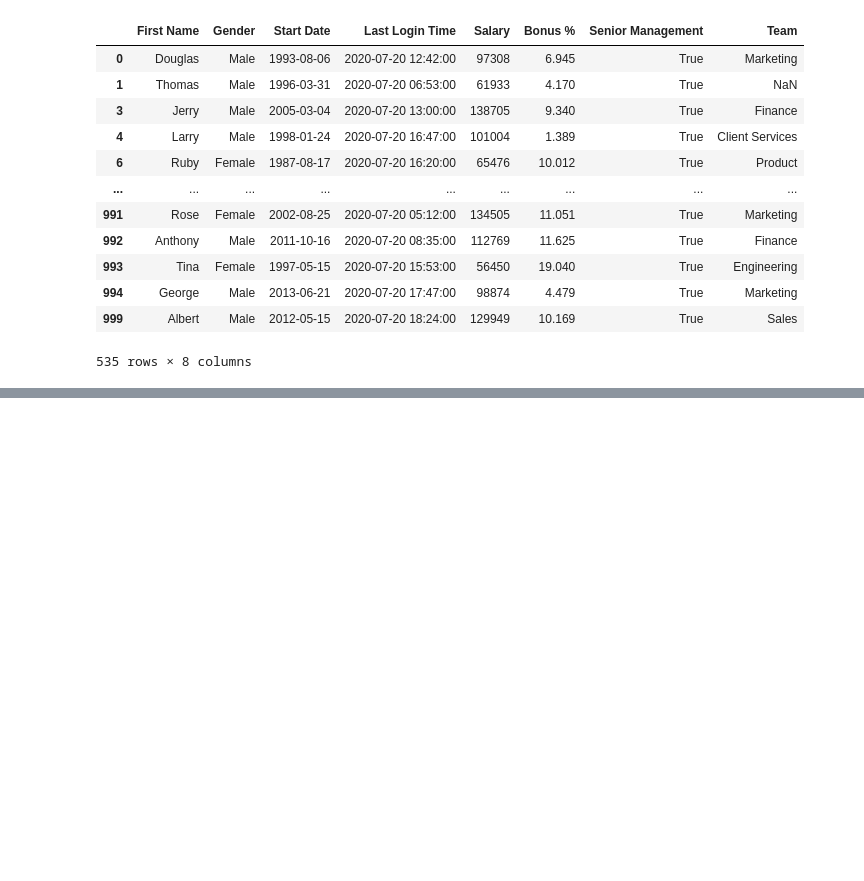
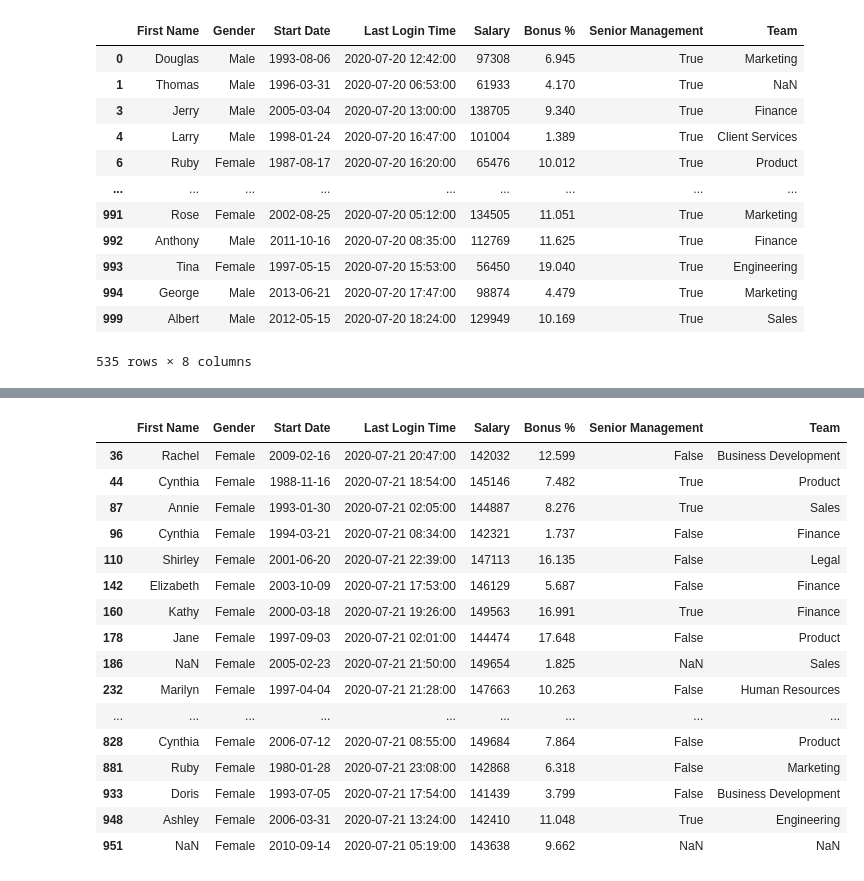
Before and after one commit to brandontip/DataAnalysis, a Jupyter notebook: DataFrames 2.ipynb, the cells around one changed output, grey strips where cells are left out. Drawn from its saved outputs; the diff is of its cells as text; code cells hidden in the pictures; blank space fills up the shorter version.

```diff
--- a/DataFrames 2.ipynb
+++ b/DataFrames 2.ipynb
@@ -93 +89,25 @@ employees[employees["Salary"] > 140000]
 80 rows × 8 columns
+# %%
+mask1 = employees["Salary"] > 140000
+mask2 = employees["Gender"] == "Female"
+employees[mask1 & mask2]
+# employees[mask1 | mask2]
+# parenthesis for avoiding ambiguity: (mask1 & mask2) | mask3, etc.
+# %% [output]
+|  | First Name | Gender | Start Date | Last Login Time | Salary | Bonus % | Senior Management | Team |
+| 36 | Rachel | Female | 2009-02-16 | 2020-07-21 20:47:00 | 142032 | 12.599 | False | Business Development |
+| 44 | Cynthia | Female | 1988-11-16 | 2020-07-21 18:54:00 | 145146 | 7.482 | True | Product |
+| 87 | Annie | Female | 1993-01-30 | 2020-07-21 02:05:00 | 144887 | 8.276 | True | Sales |
+| 96 | Cynthia | Female | 1994-03-21 | 2020-07-21 08:34:00 | 142321 | 1.737 | False | Finance |
+| 110 | Shirley | Female | 2001-06-20 | 2020-07-21 22:39:00 | 147113 | 16.135 | False | Legal |
+| 142 | Elizabeth | Female | 2003-10-09 | 2020-07-21 17:53:00 | 146129 | 5.687 | False | Finance |
+| 160 | Kathy | Female | 2000-03-18 | 2020-07-21 19:26:00 | 149563 | 16.991 | True | Finance |
+| 178 | Jane | Female | 1997-09-03 | 2020-07-21 02:01:00 | 144474 | 17.648 | False | Product |
+| 186 | NaN | Female | 2005-02-23 | 2020-07-21 21:50:00 | 149654 | 1.825 | NaN | Sales |
+| 232 | Marilyn | Female | 1997-04-04 | 2020-07-21 21:28:00 | 147663 | 10.263 | False | Human Resources |
+| ... | ... | ... | ... | ... | ... | ... | ... | ... |
+| 828 | Cynthia | Female | 2006-07-12 | 2020-07-21 08:55:00 | 149684 | 7.864 | False | Product |
+| 881 | Ruby | Female | 1980-01-28 | 2020-07-21 23:08:00 | 142868 | 6.318 | False | Marketing |
+| 933 | Doris | Female | 1993-07-05 | 2020-07-21 17:54:00 | 141439 | 3.799 | False | Business Development |
+| 948 | Ashley | Female | 2006-03-31 | 2020-07-21 13:24:00 | 142410 | 11.048 | True | Engineering |
+| 951 | NaN | Female | 2010-09-14 | 2020-07-21 05:19:00 | 143638 | 9.662 | NaN | NaN |
```
Also changed, not shown: parts of 5 cells of this notebook, 1 other file.
